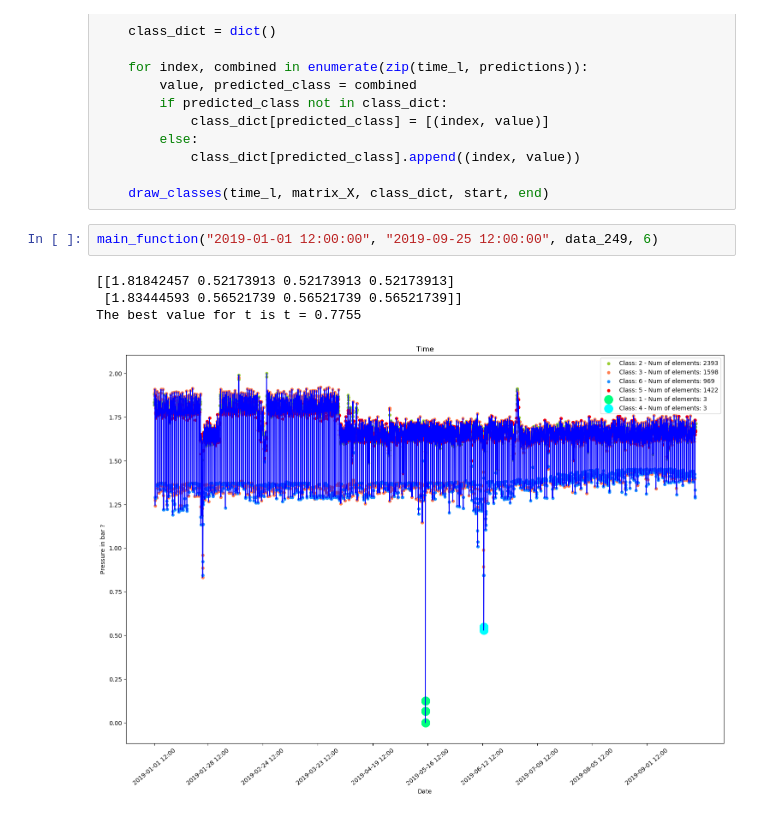
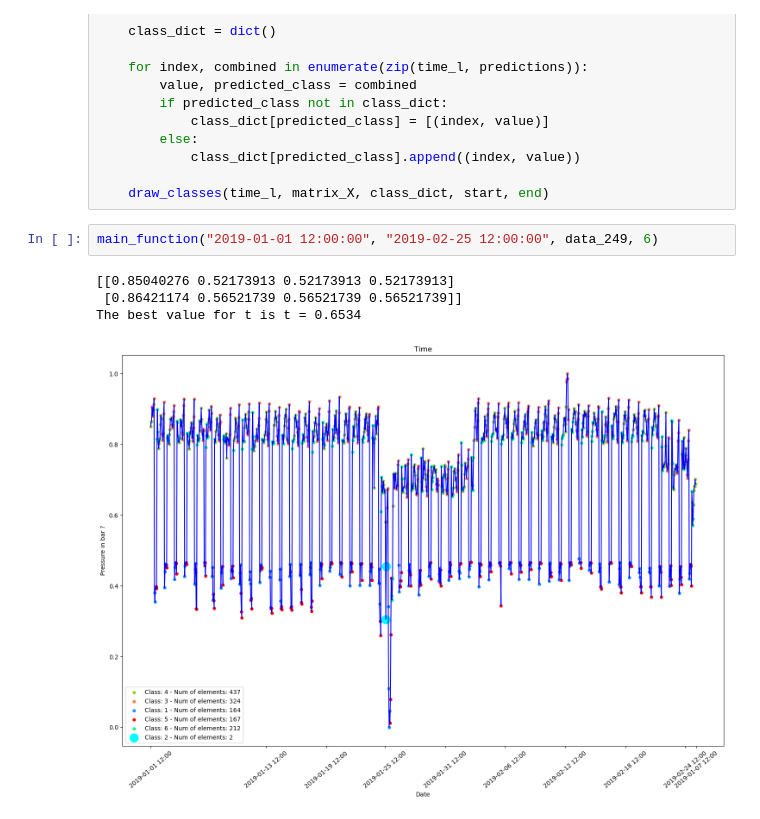
Before and after one commit to Zan-23/IJS_water_loss, a Jupyter notebook: notebooks/Hierarhical_clustering_multiple_variables.ipynb, the cells around one changed output. Drawn from its saved outputs; the diff is of its cells as text.

```diff
--- a/notebooks/Hierarhical_clustering_multiple_variables.ipynb
+++ b/notebooks/Hierarhical_clustering_multiple_variables.ipynb
@@ -217,12 +217,12 @@ def main_function(start, end, data_fun, number_of_clusters, draw_dendogram=False
 
     draw_classes(time_l, matrix_X, class_dict, start, end)
 # %%
-main_function("2019-01-01 12:00:00", "2019-09-25 12:00:00", data_249, 6)
+main_function("2019-01-01 12:00:00", "2019-02-25 12:00:00", data_249, 6)
 # %% [output]
-[[1.81842457 0.52173913 0.52173913 0.52173913]
- [1.83444593 0.56521739 0.56521739 0.56521739]]
-The best value for t is t = 0.7755
+[[0.85040276 0.52173913 0.52173913 0.52173913]
+ [0.86421174 0.56521739 0.56521739 0.56521739]]
+The best value for t is t = 0.6534
-[figure, old version]
+[figure, new version]
 # %%
 temp
 # %% [output]
```
Also changed, not shown: parts of 3 cells of this notebook, 2 other files.
